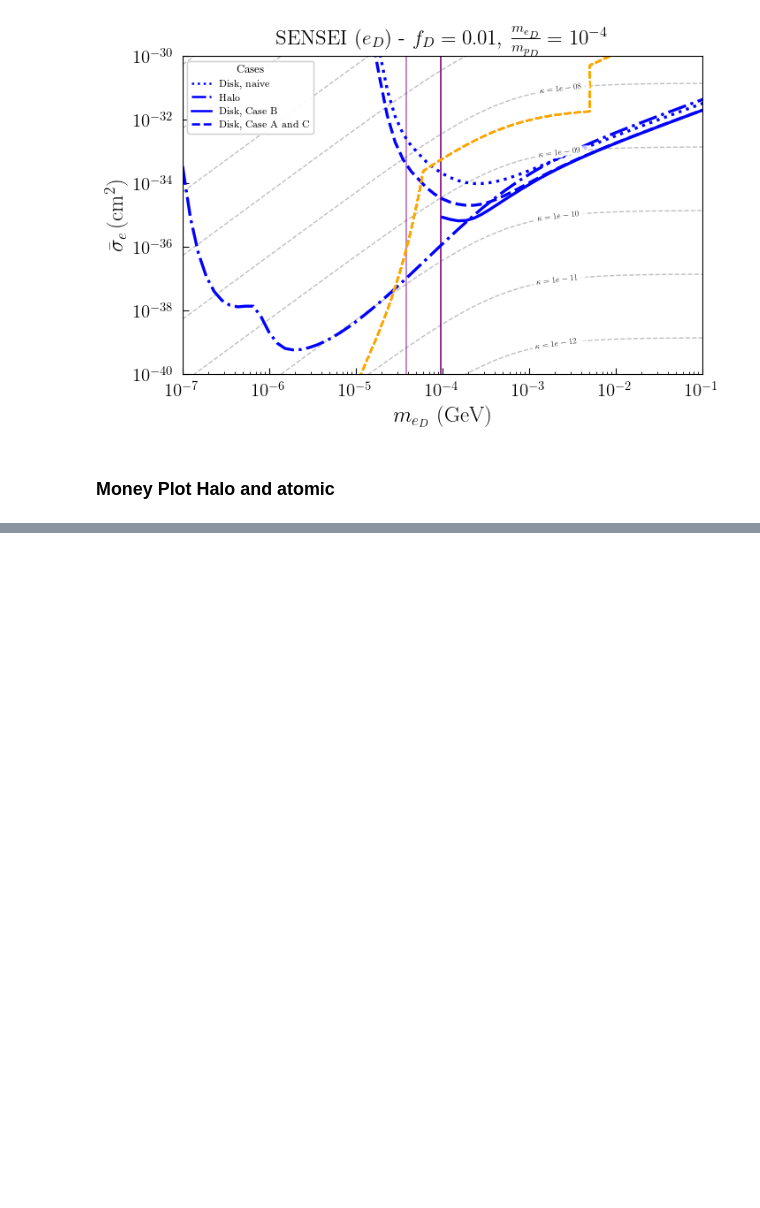
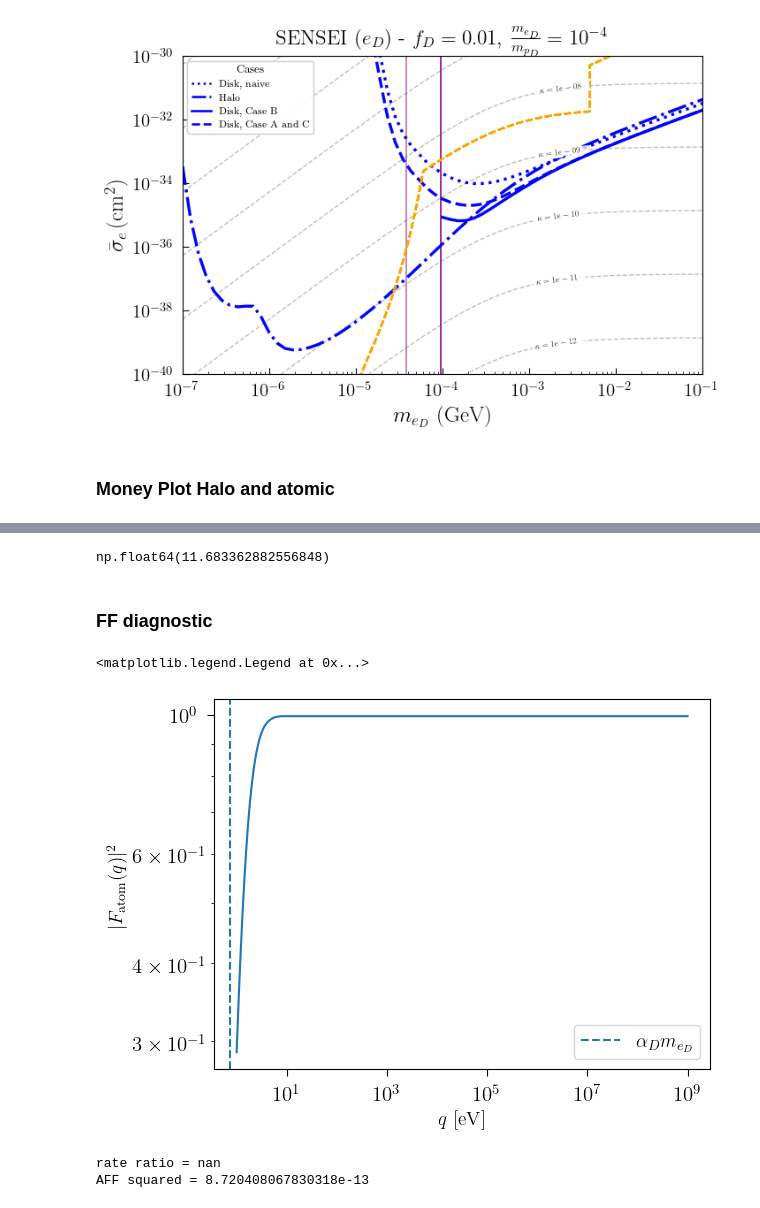
Before and after one commit to Keegan-Humphrey/darkELF-custom, a Jupyter notebook: mystuff/constraint_plots_clean.ipynb, the cells around one changed output, grey strips where cells are left out. Drawn from its saved outputs; the diff is of its cells as text; code cells hidden in the pictures; blank space fills up the shorter version.

Commit message:
atomic flag implemented. Before third round of plot modifications.

```diff
--- a/mystuff/constraint_plots_clean.ipynb
+++ b/mystuff/constraint_plots_clean.ipynb
@@ -4212,0 +4661,74 @@ plt.show()
+# %%
+np.log10(xmax)
+# %% [output]
+np.float64(11.683362882556848)
+# %% [markdown]
+### FF diagnostic
+# %%
+
+
+from atomic_dark_hydrogen_ff import dark_hydrogen_screening_squared
+
+q = np.geomspace(1e0, 1e9, 1000)  # eV
+
+m_pD = 1e6
+m_eD = 1e6 * 1e-4
+
+F2 = dark_hydrogen_screening_squared(
+    q,
+    alpha_D=1 / 137.035999084,
+    m_eD_eV=m_eD,
+    m_pD_eV=m_pD,
+)
+
+plt.loglog(q, F2)
+plt.axvline(
+    (1 / 137.035999084) * m_eD,
+    linestyle="--",
+    label=r"$\alpha_D m_{e_D}$",
+)
+plt.xlabel(r"$q\ [{\rm eV}]$")
+plt.ylabel(r"$|F_{\rm atom}(q)|^2$")
+plt.legend()
+# %% [output]
+<matplotlib.legend.Legend at 0x...>
+[figure, added]
+# %%
+from atomic_dark_hydrogen_ff import dark_hydrogen_screening_squared
+
+alpha_D = 1 / 137.035999084
+m_eD = 1e9
+m_pD = 1e4 * m_eD
+
+omega = 10.0
+k = 1e4  # 10 keV
+
+r_off = target_list[0].dRdomegadk_electron(
+    omega,
+    k,
+    sigmae=1e-38,
+    with_atomic_ff=False,
+)
+
+r_on = target_list[0].dRdomegadk_electron(
+    omega,
+    k,
+    sigmae=1e-38,
+    with_atomic_ff=True,
+    alpha_D=alpha_D,
+    m_eD_eV=m_eD,
+    m_pD_eV=m_pD,
+)
+
+ff2 = dark_hydrogen_screening_squared(
+    k,
+    alpha_D=alpha_D,
+    m_eD_eV=m_eD,
+    m_pD_eV=m_pD,
+)
+
+print("rate ratio =", r_on / r_off)
+print("AFF squared =", ff2)
+# %% [output]
+rate ratio = nan
+AFF squared = 8.720408067830318e-13
```
Also changed, not shown: parts of 18 cells of this notebook, 10 other files.
